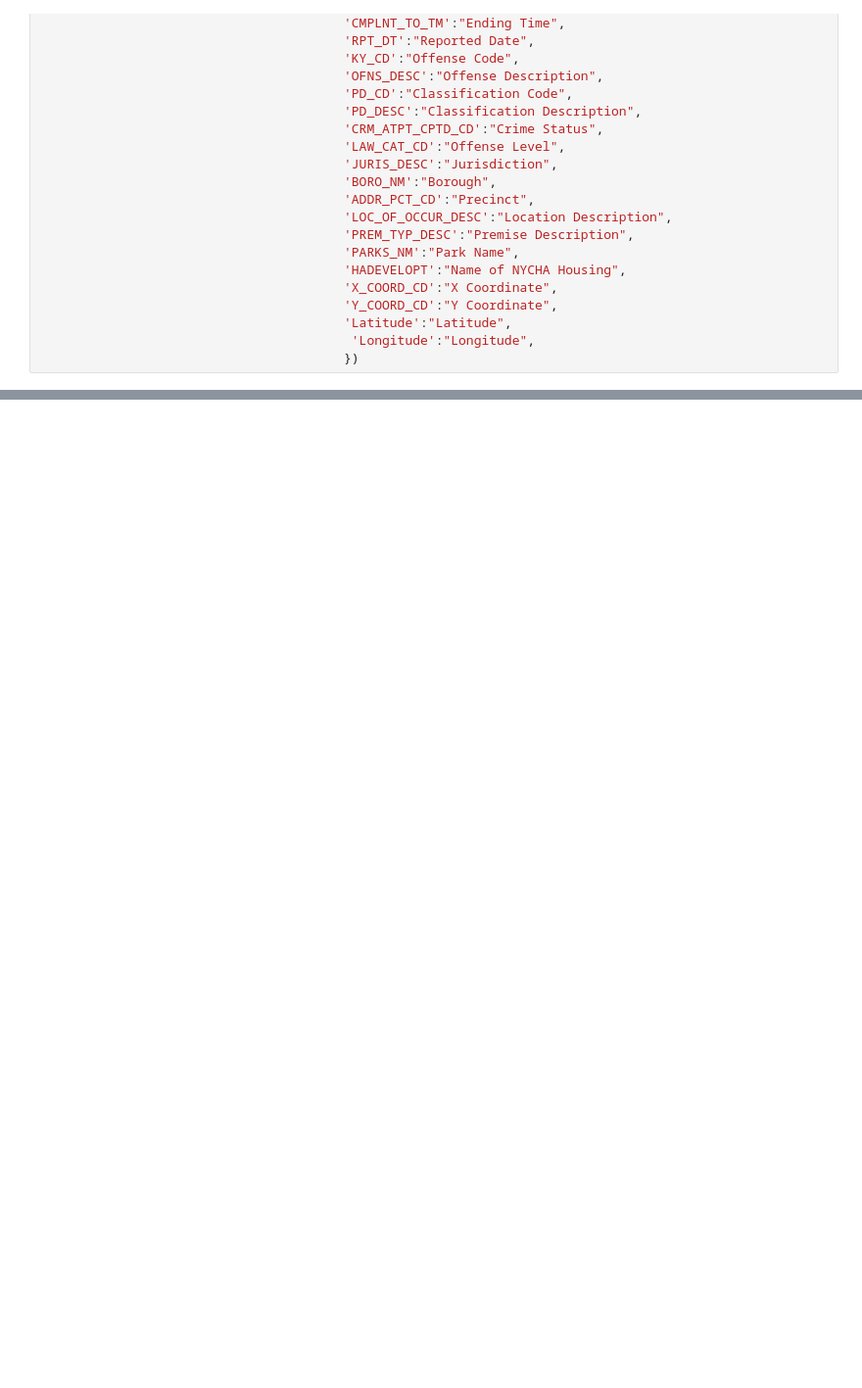
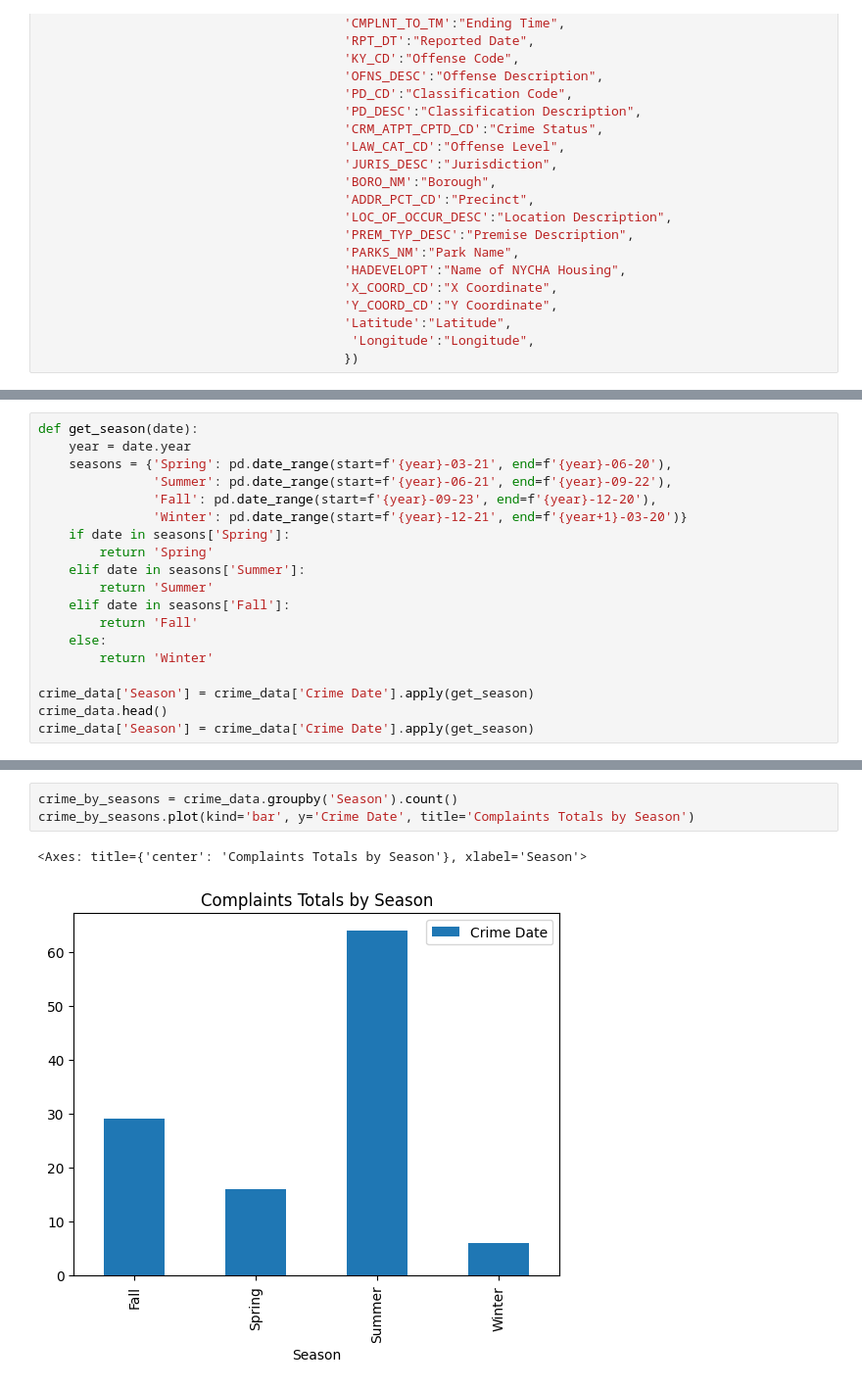
Before and after one commit to SofiaFrrokaj/Group-1---Project-1, a Jupyter notebook: nyc_crime.ipynb, the cells around one changed output, grey strips where cells are left out. Shown at 98% size. Drawn from its saved outputs; the diff is of its cells as text; blank space fills up the shorter version.

```diff
--- a/nyc_crime.ipynb
+++ b/nyc_crime.ipynb
@@ -72,0 +139,19 @@ crime_data.head()
+# %%
+def get_season(date):
+    year = date.year
+    seasons = {'Spring': pd.date_range(start=f'{year}-03-21', end=f'{year}-06-20'),
+               'Summer': pd.date_range(start=f'{year}-06-21', end=f'{year}-09-22'),
+               'Fall': pd.date_range(start=f'{year}-09-23', end=f'{year}-12-20'),
+               'Winter': pd.date_range(start=f'{year}-12-21', end=f'{year+1}-03-20')}
+    if date in seasons['Spring']:
+        return 'Spring'
+    elif date in seasons['Summer']:
+        return 'Summer'
+    elif date in seasons['Fall']:
+        return 'Fall'
+    else:
+        return 'Winter'
+
+crime_data['Season'] = crime_data['Crime Date'].apply(get_season)
+crime_data.head()
+crime_data['Season'] = crime_data['Crime Date'].apply(get_season)
@@ -72,0 +168,6 @@ crime_data.head()
+# %%
+crime_by_seasons = crime_data.groupby('Season').count()
+crime_by_seasons.plot(kind='bar', y='Crime Date', title='Complaints Totals by Season')
+# %% [output]
+<Axes: title={'center': 'Complaints Totals by Season'}, xlabel='Season'>
+[figure, added]
```
Also changed, not shown: parts of 15 cells of this notebook.
